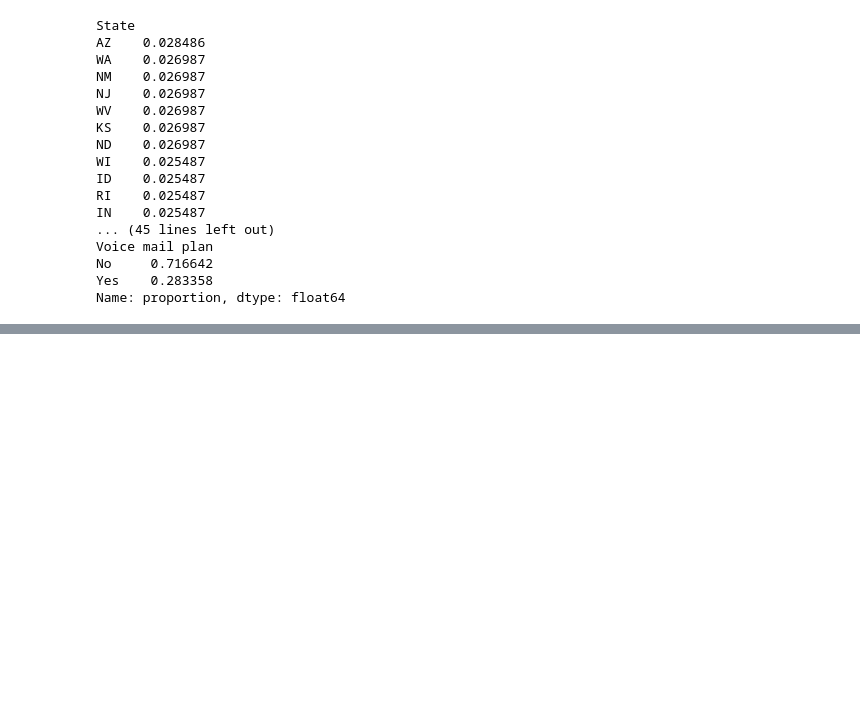
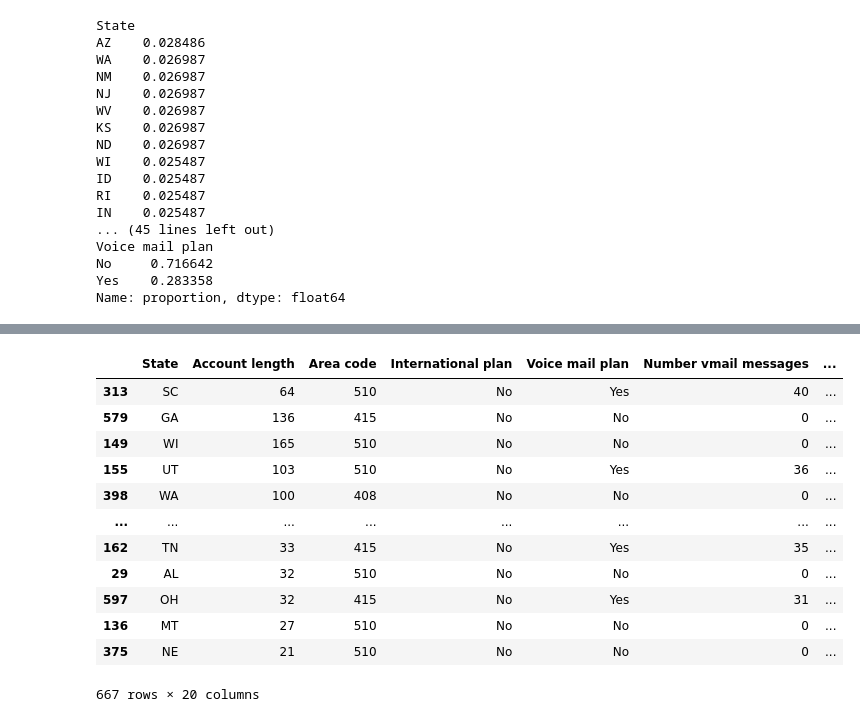
Before and after one commit to NikitaaArora/Ineuron, a Jupyter notebook: EDA/file.ipynb, the cells around one changed output, grey strips where cells are left out. Saved outputs shown, nothing was run; the diff lists cells and outputs as text; code cells hidden in the pictures; blank space fills up the shorter version.

```diff
--- a/EDA/file.ipynb
+++ b/EDA/file.ipynb
@@ -326,0 +378,20 @@ Name: proportion, dtype: float64
+# %%
+Tel_data.sort_values(by=['Customer service calls','Account length'],ascending= False)
+
+
+# first sort the data in descending order of customer service calls.
+# then in say places where the customer service calls are repeating -- like 6,6,6 -- sort that according to the account length in descending order.
+# %% [output]
+|  | State | Account length | Area code | International plan | Voice mail plan | Number vmail messages | ... |
+| 313 | SC | 64 | 510 | No | Yes | 40 | ... |
+| 579 | GA | 136 | 415 | No | No | 0 | ... |
+| 149 | WI | 165 | 510 | No | No | 0 | ... |
+| 155 | UT | 103 | 510 | No | Yes | 36 | ... |
+| 398 | WA | 100 | 408 | No | No | 0 | ... |
+| ... | ... | ... | ... | ... | ... | ... | ... |
+| 162 | TN | 33 | 415 | No | Yes | 35 | ... |
+| 29 | AL | 32 | 510 | No | No | 0 | ... |
+| 597 | OH | 32 | 415 | No | Yes | 31 | ... |
+| 136 | MT | 27 | 510 | No | No | 0 | ... |
+| 375 | NE | 21 | 510 | No | No | 0 | ... |
+667 rows × 20 columns
```
Also changed, not shown: parts of 6 cells of this notebook.
